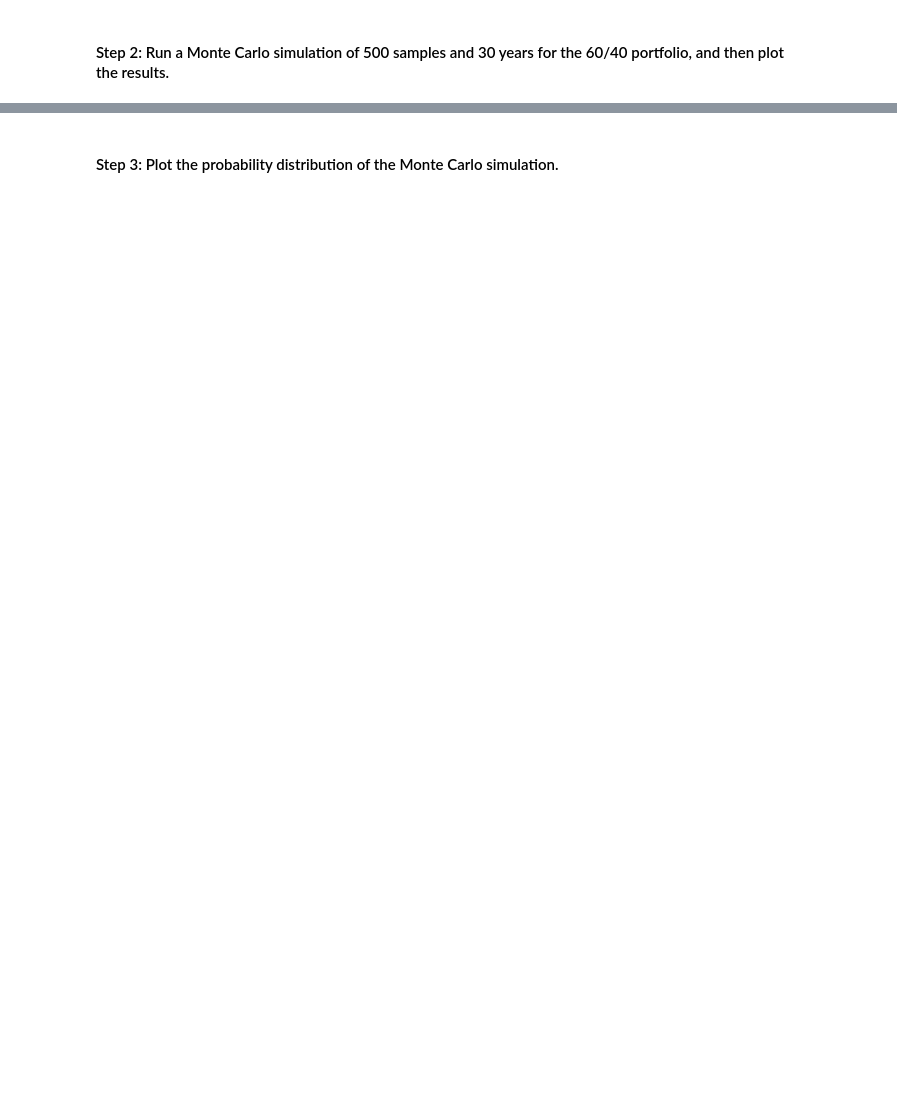
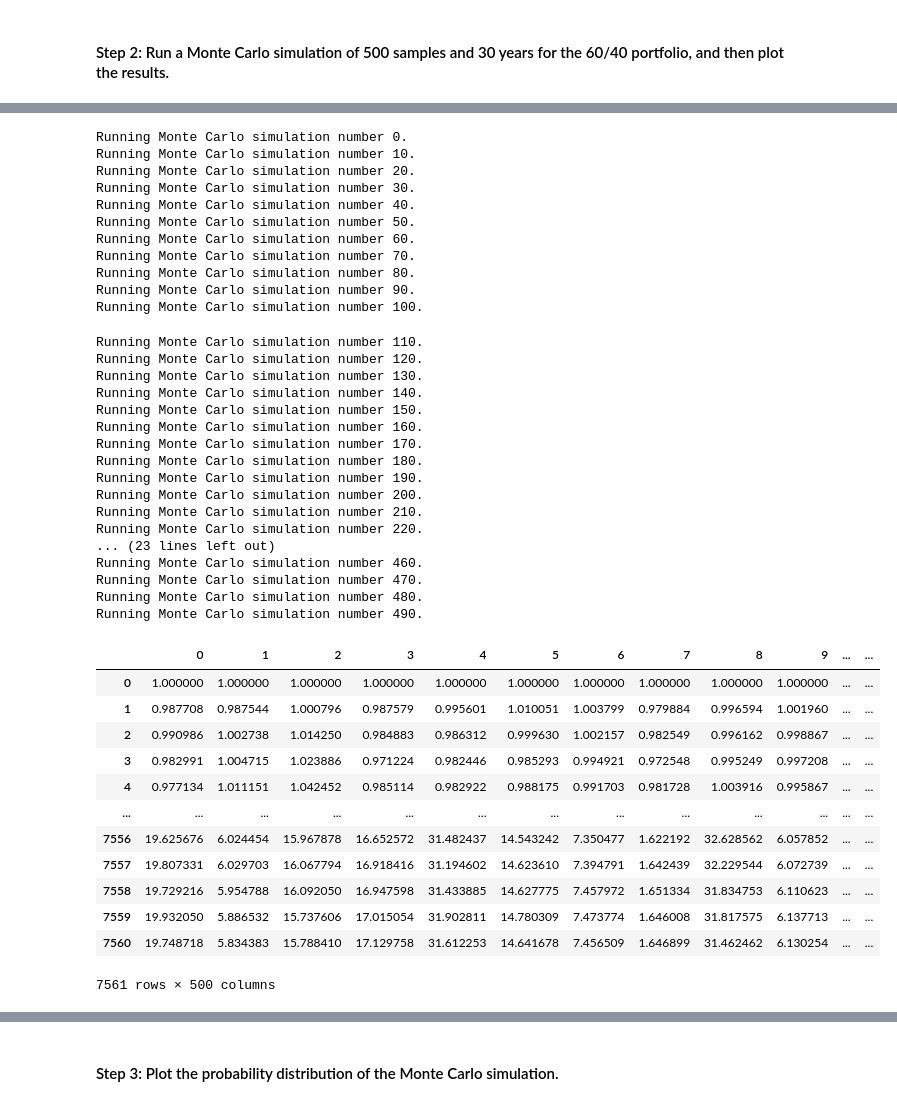
Before and after one commit to ALovettII/5-challenge, a Jupyter notebook: financial_planning_tools.ipynb, the cells around one changed output, grey strips where cells are left out. Saved outputs shown, nothing was run; the diff lists cells and outputs as text; code cells hidden in the pictures; blank space fills up the shorter version.

```diff
--- a/financial_planning_tools.ipynb
+++ b/financial_planning_tools.ipynb
@@ -475,6 +517,48 @@ In this section, you’ll use the MCForecastTools library to create a Monte Carl
 # %%
 # Run the Monte Carlo simulation to forecast 30 years cumulative returns
-# YOUR CODE HERE
+MC_4060.calc_cumulative_return()
+# %% [output]
+Running Monte Carlo simulation number 0.
+Running Monte Carlo simulation number 10.
+Running Monte Carlo simulation number 20.
+Running Monte Carlo simulation number 30.
+Running Monte Carlo simulation number 40.
+Running Monte Carlo simulation number 50.
+Running Monte Carlo simulation number 60.
+Running Monte Carlo simulation number 70.
+Running Monte Carlo simulation number 80.
+Running Monte Carlo simulation number 90.
+Running Monte Carlo simulation number 100.
+Running Monte Carlo simulation number 110.
+Running Monte Carlo simulation number 120.
+Running Monte Carlo simulation number 130.
+Running Monte Carlo simulation number 140.
+Running Monte Carlo simulation number 150.
+Running Monte Carlo simulation number 160.
+Running Monte Carlo simulation number 170.
+Running Monte Carlo simulation number 180.
+Running Monte Carlo simulation number 190.
+Running Monte Carlo simulation number 200.
+Running Monte Carlo simulation number 210.
+Running Monte Carlo simulation number 220.
+... (23 lines left out)
+Running Monte Carlo simulation number 460.
+Running Monte Carlo simulation number 470.
+Running Monte Carlo simulation number 480.
+Running Monte Carlo simulation number 490.
+|  | 0 | 1 | 2 | 3 | 4 | 5 | 6 | 7 | 8 | 9 | ... | ... |
+| 0 | 1.000000 | 1.000000 | 1.000000 | 1.000000 | 1.000000 | 1.000000 | 1.000000 | 1.000000 | 1.000000 | 1.000000 | ... | ... |
+| 1 | 0.987708 | 0.987544 | 1.000796 | 0.987579 | 0.995601 | 1.010051 | 1.003799 | 0.979884 | 0.996594 | 1.001960 | ... | ... |
+| 2 | 0.990986 | 1.002738 | 1.014250 | 0.984883 | 0.986312 | 0.999630 | 1.002157 | 0.982549 | 0.996162 | 0.998867 | ... | ... |
+| 3 | 0.982991 | 1.004715 | 1.023886 | 0.971224 | 0.982446 | 0.985293 | 0.994921 | 0.972548 | 0.995249 | 0.997208 | ... | ... |
+| 4 | 0.977134 | 1.011151 | 1.042452 | 0.985114 | 0.982922 | 0.988175 | 0.991703 | 0.981728 | 1.003916 | 0.995867 | ... | ... |
+| ... | ... | ... | ... | ... | ... | ... | ... | ... | ... | ... | ... | ... |
+| 7556 | 19.625676 | 6.024454 | 15.967878 | 16.652572 | 31.482437 | 14.543242 | 7.350477 | 1.622192 | 32.628562 | 6.057852 | ... | ... |
+| 7557 | 19.807331 | 6.029703 | 16.067794 | 16.918416 | 31.194602 | 14.623610 | 7.394791 | 1.642439 | 32.229544 | 6.072739 | ... | ... |
+| 7558 | 19.729216 | 5.954788 | 16.092050 | 16.947598 | 31.433885 | 14.627775 | 7.457972 | 1.651334 | 31.834753 | 6.110623 | ... | ... |
+| 7559 | 19.932050 | 5.886532 | 15.737606 | 17.015054 | 31.902811 | 14.780309 | 7.473774 | 1.646008 | 31.817575 | 6.137713 | ... | ... |
+| 7560 | 19.748718 | 5.834383 | 15.788410 | 17.129758 | 31.612253 | 14.641678 | 7.456509 | 1.646899 | 31.462462 | 6.130254 | ... | ... |
+7561 rows × 500 columns
 # %%
 # Visualize the 30-year Monte Carlo simulation by creating an
 # overlay line plot
```
Also changed, not shown: parts of 12 cells of this notebook.
